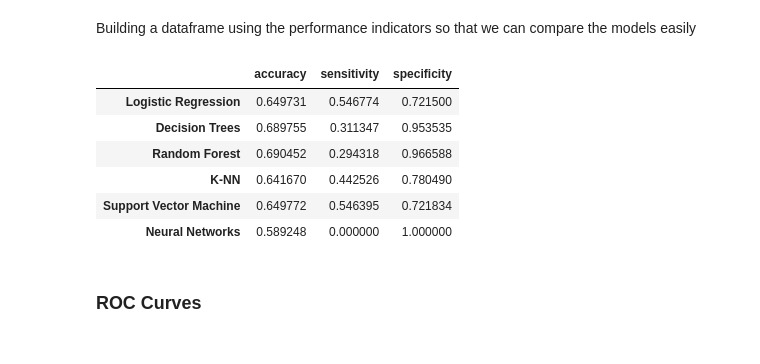
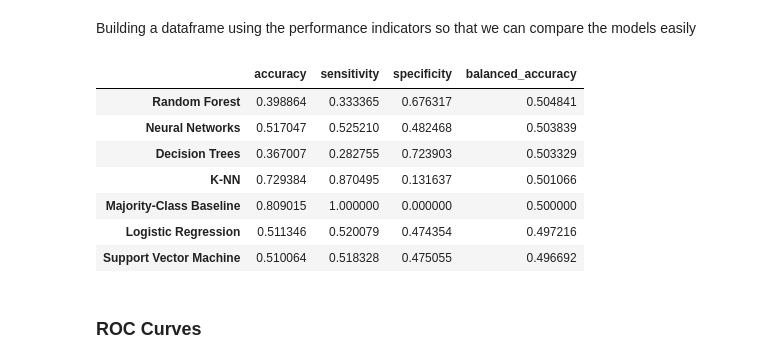
Before and after one commit to Gabriel-Mutum/Supply-Chain-Dataset-Analysis, a Jupyter notebook: Supply_Chain_Dataset_Analysis.ipynb, the cells around one changed output. Cells and saved outputs as stored; diff of their text form; code cells hidden in the pictures.

```diff
--- a/Supply_Chain_Dataset_Analysis.ipynb
+++ b/Supply_Chain_Dataset_Analysis.ipynb
@@ -575,14 +579,3 @@ From 53 to 40 Columns
 ### b. Standardizing Numerical Variables
 # %% [markdown]
 For the purpose of this project, we will standardize the numerical variables. While there is no any specific way to determine whether to normalize or standardize, we chose standardization as our model uses multiple numerical variables.
-# %%
-numerical_var = list(df.select_dtypes(exclude=object).columns)
-# Remove 'order_date_(DateOrders)' from the list of numerical variables
-if 'order_date_(DateOrders)' in numerical_var:
-    numerical_var.remove('order_date_(DateOrders)')
-
-array = df[numerical_var].values
-scaler = StandardScaler().fit(array)
-df[numerical_var] = pd.DataFrame(scaler.transform(array), index=df.index)
-
-print("Numerical variables standardized successfully, excluding 'order_date_(DateOrders)', and index preserved.")
@@ -670,9 +702,8 @@ yearly_profit = df.groupby('Year')['Benefit_per_order'].sum().reset_index()
 Logistic Regression
 # %%
 # Logistic Regression
-# Y_train is already binary (0 or 1), so LabelEncoder is not strictly necessary but harmless.
 y_transformed = Y_train # Y_train is already 0/1 after binarization of 'Benefit_per_order'
 
-lr = LogisticRegression(random_state=0, solver='lbfgs', multi_class='ovr',max_iter=1000) # creates a lR instance
+lr = LogisticRegression(random_state=0, solver='lbfgs', max_iter=1000) # creates a lR instance
 lr.fit(X_train, y_transformed)
 # %% [output]
@@ -731,8 +763,12 @@ def get_performances(actual_Y, pred_Y):
     cm = confusion_matrix(actual_Y, pred_Y.round())
     total = sum(sum(cm))
     accuracy = (cm[0,0]+cm[1,1])/total
-    sensitivity = cm[0,0]/(cm[0,0]+cm[0,1])
-    specificity = cm[1,1]/(cm[1,0]+cm[1,1])
+    # sensitivity (recall / true positive rate): of the actual positives (profitable
+    # orders, Y=1), how many did the model correctly catch
+    sensitivity = cm[1,1]/(cm[1,0]+cm[1,1])
+    # specificity (true negative rate): of the actual negatives (loss-making orders,
+    # Y=0), how many did the model correctly catch
+    specificity = cm[0,0]/(cm[0,0]+cm[0,1])
     return accuracy, sensitivity, specificity
 # %%
 pred_Y_lr = lr.predict(X_test) # predicts the Y given the fitted model lr
@@ -773,28 +809,39 @@ Building a dataframe using the performance indicators so that we can compare the
 # %%
 
 perf = pd.DataFrame([accuracy_lr, accuracy_dt,accuracy_rf,accuracy_knn,accuracy_svm,accuracy_nn],
                     columns = ['accuracy'],
                     index = ['Logistic Regression',
                              'Decision Trees', 'Random Forest','K-NN','Support Vector Machine','Neural Networks'])
 
 perf['sensitivity'] = np.asarray([sensitivity_lr,
                                   sensitivity_dt,
                                   sensitivity_rf,
                                   sensitivity_knn,sensitivity_svm,sensitivity_nn])
 
 perf['specificity'] = np.asarray([specificity_lr,
                                   specificity_dt,
                                   specificity_rf,
                                   specificity_knn,specificity_svm,specificity_nn])
-perf
+
+# Baseline: a classifier that always predicts the majority class. Any model that
+# performs at or below this line has learned nothing useful from the features.
+majority_class = Y_test.mode()[0]
+baseline_accuracy = (Y_test == majority_class).mean()
+perf.loc['Majority-Class Baseline'] = [baseline_accuracy,
+                                        1.0 if majority_class == 1 else 0.0,
+                                        1.0 if majority_class == 0 else 0.0]
+
+perf['balanced_accuracy'] = (perf['sensitivity'] + perf['specificity']) / 2
+perf.sort_values('balanced_accuracy', ascending=False)
 # %% [output]
-|  | accuracy | sensitivity | specificity |
-| Logistic Regression | 0.649731 | 0.546774 | 0.721500 |
-| Decision Trees | 0.689755 | 0.311347 | 0.953535 |
-| Random Forest | 0.690452 | 0.294318 | 0.966588 |
-| K-NN | 0.641670 | 0.442526 | 0.780490 |
-| Support Vector Machine | 0.649772 | 0.546395 | 0.721834 |
-| Neural Networks | 0.589248 | 0.000000 | 1.000000 |
+|  | accuracy | sensitivity | specificity | balanced_accuracy |
+| Random Forest | 0.398864 | 0.333365 | 0.676317 | 0.504841 |
+| Neural Networks | 0.517047 | 0.525210 | 0.482468 | 0.503839 |
+| Decision Trees | 0.367007 | 0.282755 | 0.723903 | 0.503329 |
+| K-NN | 0.729384 | 0.870495 | 0.131637 | 0.501066 |
+| Majority-Class Baseline | 0.809015 | 1.000000 | 0.000000 | 0.500000 |
+| Logistic Regression | 0.511346 | 0.520079 | 0.474354 | 0.497216 |
+| Support Vector Machine | 0.510064 | 0.518328 | 0.475055 | 0.496692 |
 # %% [markdown]
 ### ROC Curves
 # %%
```
Also changed, not shown: parts of 30 cells of this notebook.
